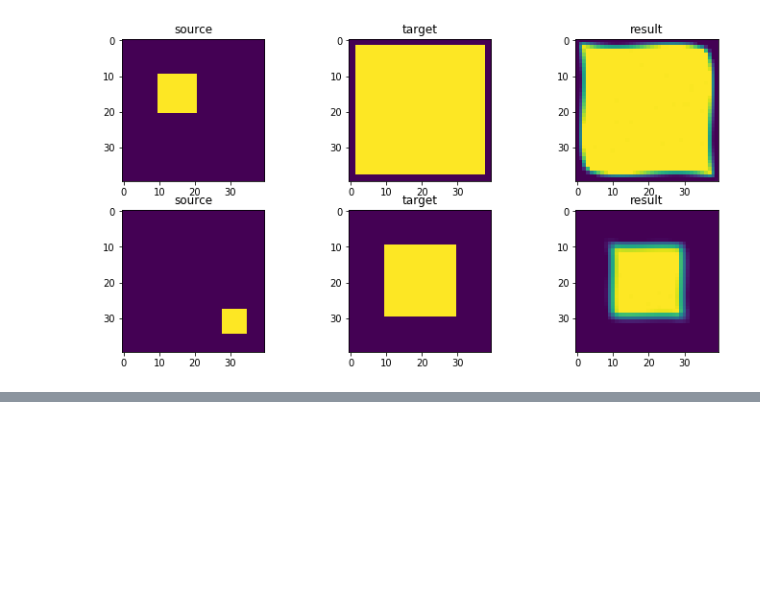
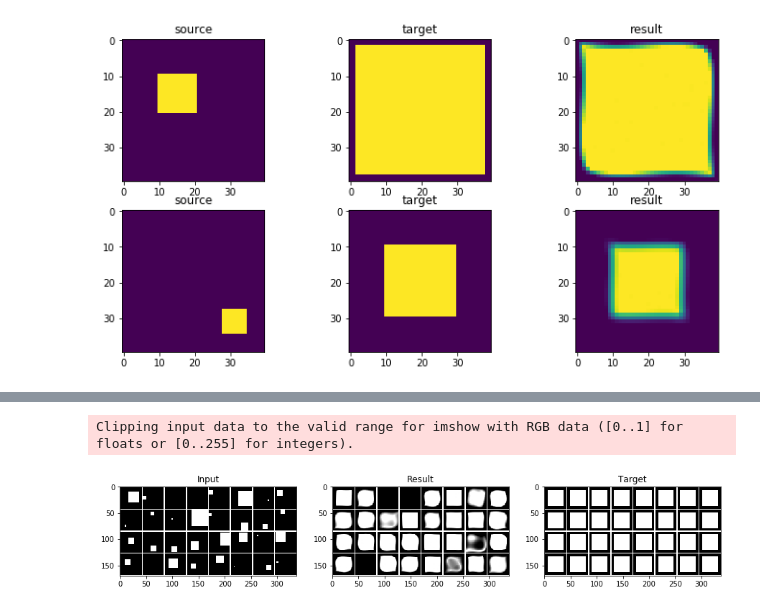
Before and after one commit to cheind/py-thin-plate-spline, a Jupyter notebook: TPS.ipynb, the cells around one changed output, grey strips where cells are left out. Saved outputs shown, nothing was run; the diff lists cells and outputs as text; code cells hidden in the pictures; blank space fills up the shorter version.

```diff
--- a/TPS.ipynb
+++ b/TPS.ipynb
@@ -156,0 +157,3 @@ for i in range(src.shape[0]):
+# %%
+shape = (40,40)
+h,w = torch.randint(0, min(shape[0], shape[1])//4, (2,))
@@ -156,0 +221,9 @@ for i in range(src.shape[0]):
+# %%
+import torch.utils.data as data
+
+imgshape = (1,40,40)
+ds_train = RandomRectangleDataset(shape=imgshape)
+ds_test = RandomRectangleDataset(n=100, shape=imgshape)
+
+dl_train = data.DataLoader(ds_train, batch_size=32, shuffle=False)
+dl_test = data.DataLoader(ds_test, batch_size=32, shuffle=False)
@@ -156,0 +264,4 @@ for i in range(src.shape[0]):
+# %%
+dev = torch.device("cuda" if torch.cuda.is_available() else "cpu")
+net = Model(imgshape).to(dev)
+train(net, dev, dl_train, dl_test, nepochs=80)
@@ -156,0 +277,22 @@ for i in range(src.shape[0]):
+# %%
+from torchvision.utils import make_grid
+
+x,y = next(iter(dl_test))
+with torch.no_grad():
+    xx,_ = net(x.to(dev))
+
+gx = make_grid(x, padding=2, pad_value=1)
+gxx = make_grid(xx, padding=2, pad_value=1)
+gy = make_grid(y, padding=2, pad_value=1)
+
+fig, axs = plt.subplots(1, 3, figsize=(15,10))
+axs[0].imshow(gx.permute(1,2,0).numpy())
+axs[0].set_title('Input')
+axs[1].imshow(gxx.cpu().permute(1,2,0).numpy())
+axs[1].set_title('Result')
+axs[2].imshow(gy.permute(1,2,0).numpy())
+axs[2].set_title('Target')
+plt.show()
+# %% [output]
+Clipping input data to the valid range for imshow with RGB data ([0..1] for floats or [0..255] for integers).
+[figure, added]
```
Also changed, not shown: parts of 5 cells of this notebook.
